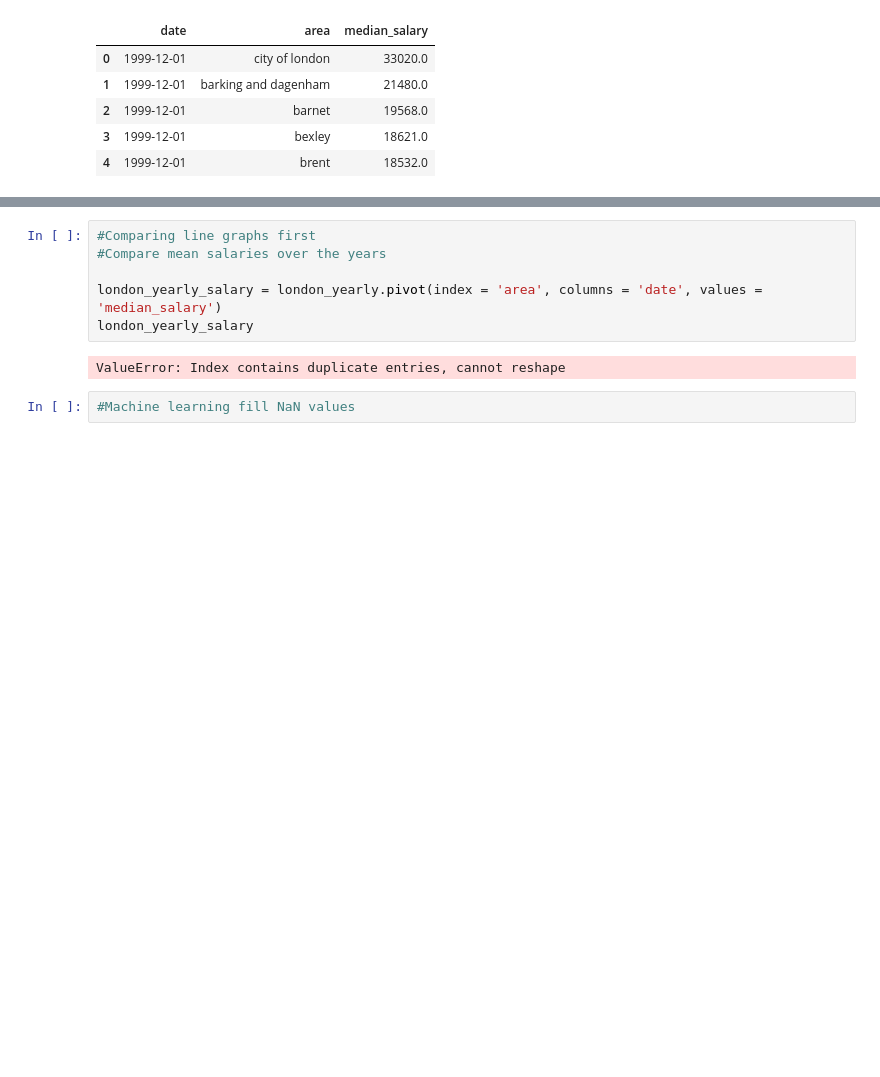
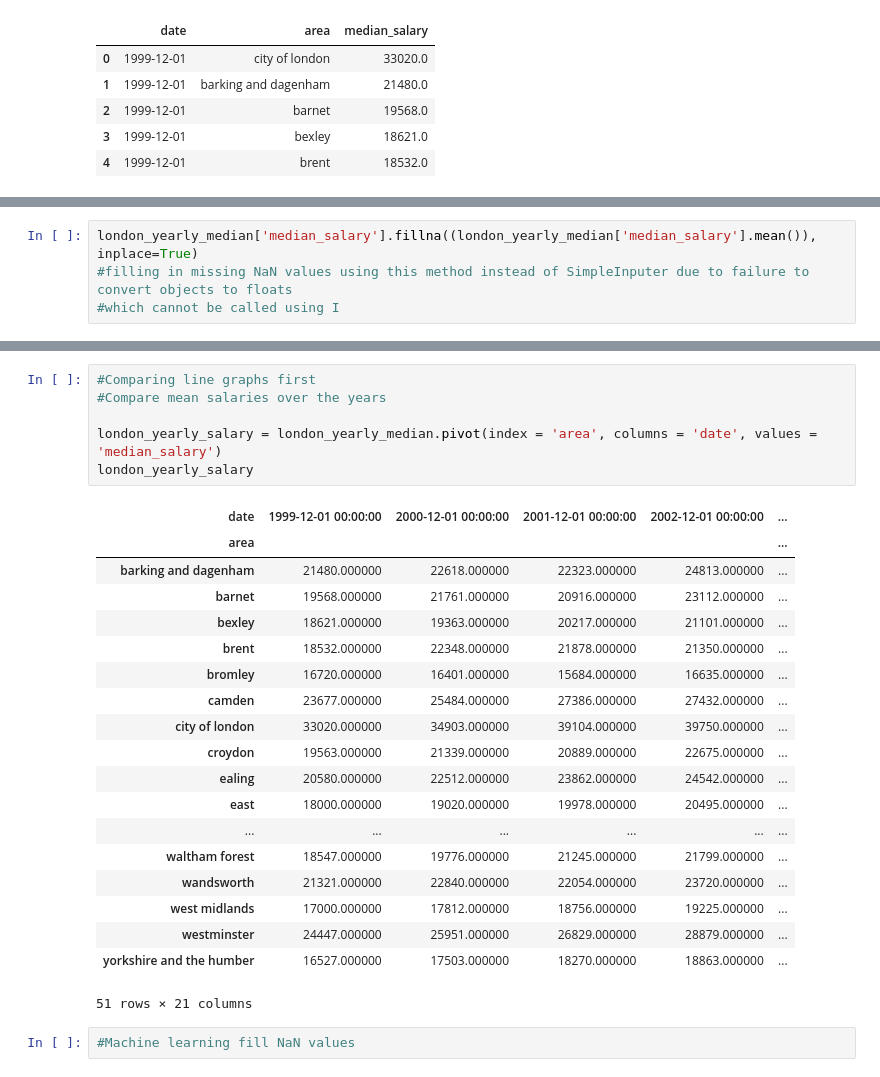
Before and after one commit to irwinmier96/Side_Projects, a Jupyter notebook: London House Prices/comparing_area_year_stats.ipynb, the cells around one changed output, grey strips where cells are left out. Cells and saved outputs as stored; diff of their text form; blank space fills up the shorter version.

```diff
--- a/London House Prices/comparing_area_year_stats.ipynb
+++ b/London House Prices/comparing_area_year_stats.ipynb
@@ -130,0 +143,4 @@ X = london_yearly_median["median_salary"]
+# %%
+london_yearly_median['median_salary'].fillna((london_yearly_median['median_salary'].mean()), inplace=True)
+#filling in missing NaN values using this method instead of SimpleInputer due to failure to convert objects to floats
+#which cannot be called using I
@@ -131,10 +163,28 @@ X = london_yearly_median["median_salary"]
 # %%
 #Comparing line graphs first
 #Compare mean salaries over the years
 
-london_yearly_salary = london_yearly.pivot(index = 'area', columns = 'date', values = 'median_salary')
+london_yearly_salary = london_yearly_median.pivot(index = 'area', columns = 'date', values = 'median_salary')
 london_yearly_salary
 # %% [output]
+| date | 1999-12-01 00:00:00 | 2000-12-01 00:00:00 | 2001-12-01 00:00:00 | 2002-12-01 00:00:00 | ... |
+| area |  |  |  |  | ... |
+| barking and dagenham | 21480.000000 | 22618.000000 | 22323.000000 | 24813.000000 | ... |
+| barnet | 19568.000000 | 21761.000000 | 20916.000000 | 23112.000000 | ... |
+| bexley | 18621.000000 | 19363.000000 | 20217.000000 | 21101.000000 | ... |
+| brent | 18532.000000 | 22348.000000 | 21878.000000 | 21350.000000 | ... |
+| bromley | 16720.000000 | 16401.000000 | 15684.000000 | 16635.000000 | ... |
+| camden | 23677.000000 | 25484.000000 | 27386.000000 | 27432.000000 | ... |
+| city of london | 33020.000000 | 34903.000000 | 39104.000000 | 39750.000000 | ... |
+| croydon | 19563.000000 | 21339.000000 | 20889.000000 | 22675.000000 | ... |
+| ealing | 20580.000000 | 22512.000000 | 23862.000000 | 24542.000000 | ... |
+| east | 18000.000000 | 19020.000000 | 19978.000000 | 20495.000000 | ... |
+| ... | ... | ... | ... | ... | ... |
+| waltham forest | 18547.000000 | 19776.000000 | 21245.000000 | 21799.000000 | ... |
+| wandsworth | 21321.000000 | 22840.000000 | 22054.000000 | 23720.000000 | ... |
+| west midlands | 17000.000000 | 17812.000000 | 18756.000000 | 19225.000000 | ... |
+| westminster | 24447.000000 | 25951.000000 | 26829.000000 | 28879.000000 | ... |
+| yorkshire and the humber | 16527.000000 | 17503.000000 | 18270.000000 | 18863.000000 | ... |
-ValueError: Index contains duplicate entries, cannot reshape
+51 rows × 21 columns
 # %%
 #Machine learning fill NaN values
```
Also changed, not shown: parts of 11 cells of this notebook.
